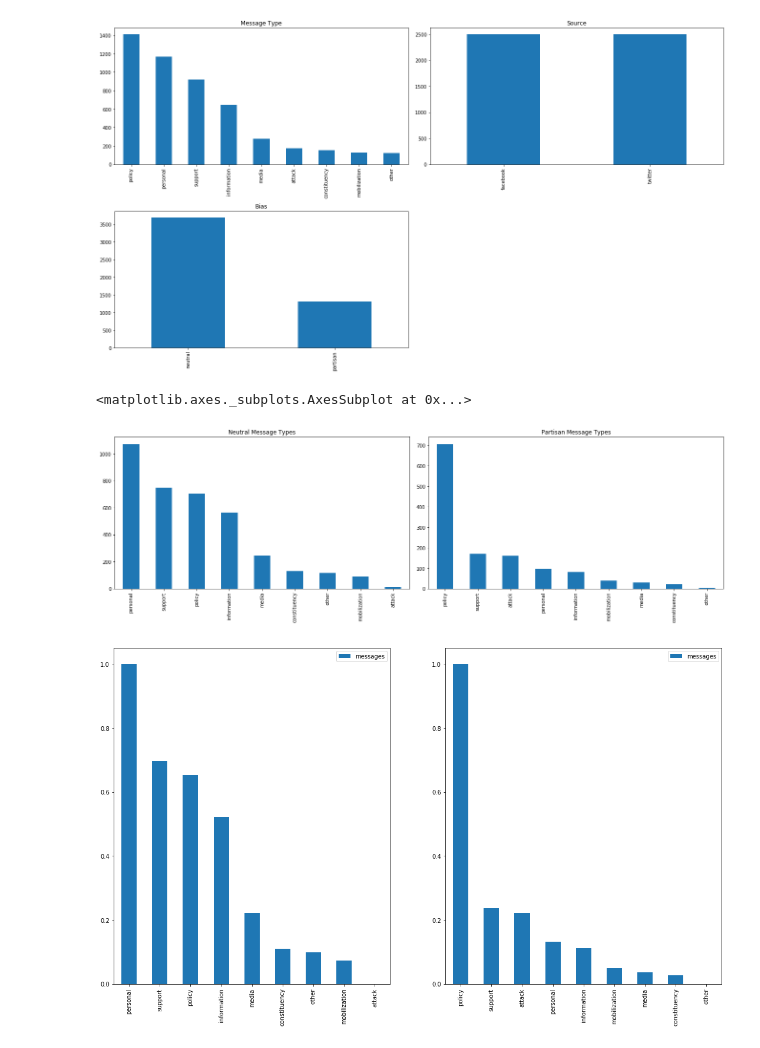
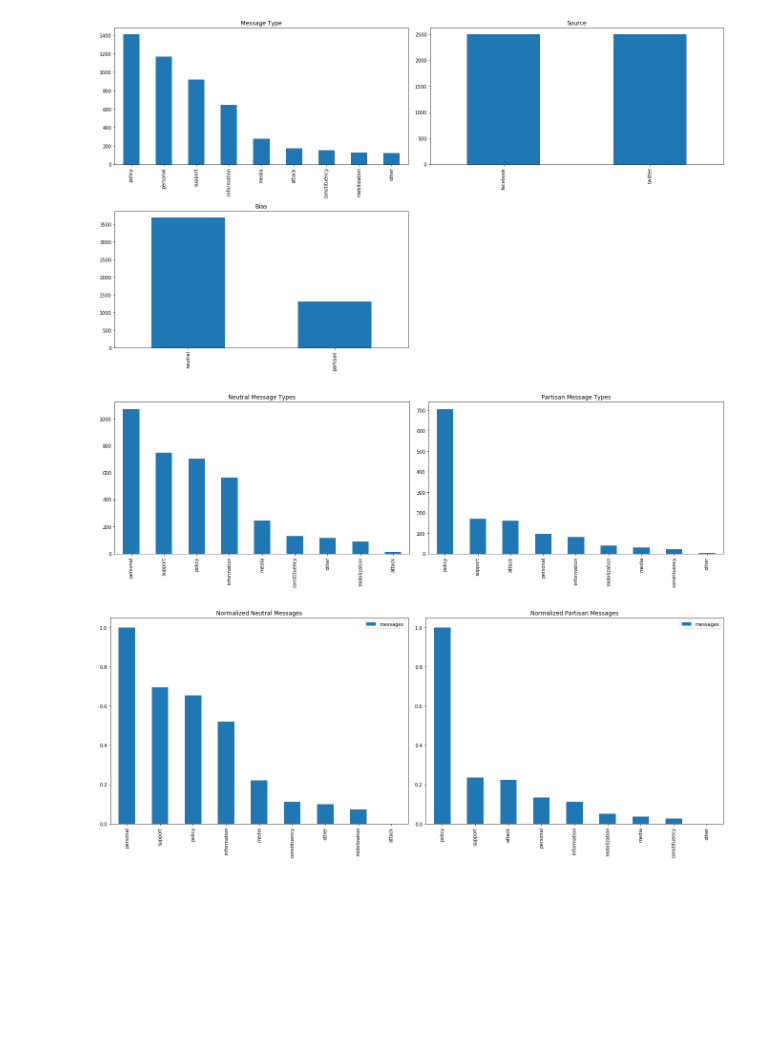
Before and after one commit to anishpdalal/twitter-sentiment-analysis, a Jupyter notebook: Political_Social_Media_Post_Analysis.ipynb, the cells around one changed output. Drawn from its saved outputs; the diff is of its cells as text; code cells hidden in the pictures; blank space fills up the shorter version.

```diff
--- a/Political_Social_Media_Post_Analysis.ipynb
+++ b/Political_Social_Media_Post_Analysis.ipynb
@@ -77,27 +77,27 @@ partisan_messages = dataset[(dataset.bias == 'partisan')]
 # %%
 fig2 = plt.figure(2)
 
 fig2.set_size_inches(18.5, 10.5)
 plt.subplot(221)
 plt.title('Neutral Message Types')
 neutral_counts = pd.value_counts(neutral_messages['message'])
 neutral_counts.plot.bar()
 plt.subplot(222)
 plt.title('Partisan Message Types')
 partisan_counts = pd.value_counts(partisan_messages['message'])
 partisan_counts.plot.bar()
 plt.tight_layout()
 #########
 
 fig3, axes = plt.subplots(nrows=1, ncols=2)
-fig3.set_size_inches(18.5, 10.5)
+fig3.set_size_inches(18.5, 7.5)
 neutral_df = neutral_counts.to_frame(name="messages")
 normalized_neutral_df = (neutral_df-neutral_df.min())/(neutral_df.max()-neutral_df.min())
 normalized_neutral_df.plot(kind='bar', ax=axes[0], sharex=False, sharey=False, title="Normalized Neutral Messages")
 partisan_df = partisan_counts.to_frame(name="messages")
 normalized_partisan_df = (partisan_df-partisan_df.min())/(partisan_df.max()-partisan_df.min())
-normalized_partisan_df.plot(ax=axes[1], kind='bar',sharex=False, sharey=False)
+normalized_partisan_df.plot(ax=axes[1], kind='bar',sharex=False, sharey=False, title="Normalized Partisan Messages")
+plt.tight_layout()
 # %% [output]
-<matplotlib.axes._subplots.AxesSubplot at 0x...>
 [figure]
-[figure, old version]
+[figure, new version]
```
Also changed, not shown: parts of 3 cells of this notebook.
